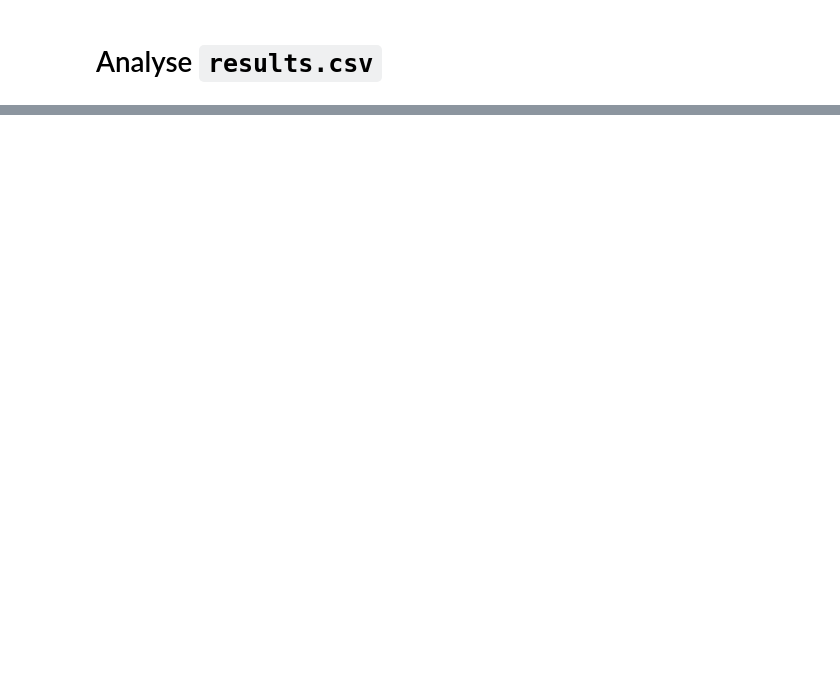
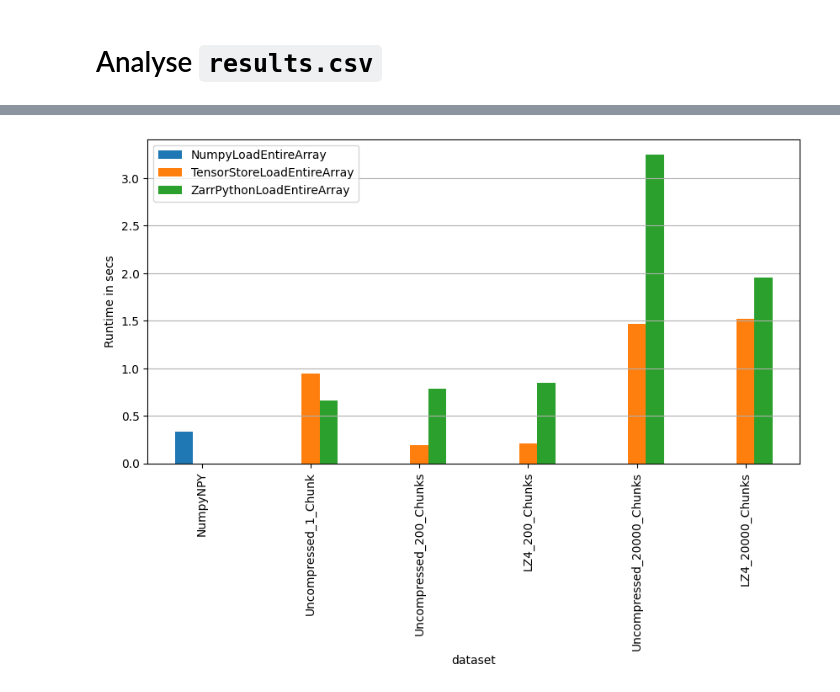
Before and after one commit to zarr-developers/zarr-benchmark, a Jupyter notebook: results/simple_results.ipynb, the cells around one changed output, grey strips where cells are left out. Saved outputs shown, nothing was run; the diff lists cells and outputs as text; code cells hidden in the pictures; blank space fills up the shorter version.

```diff
--- a/results/simple_results.ipynb
+++ b/results/simple_results.ipynb
@@ -77,0 +99,9 @@ ax.legend();
+# %%
+column_name = "Runtime in secs"
+ax = get_result(column_name).plot.bar(figsize=(10, 5))
+ax.set_ylabel(column_name)
+
+ax.legend(loc='upper left');
+ax.grid(axis="y")
+# %% [output]
+[figure, added]
```
Also changed, not shown: parts of 12 cells of this notebook.
